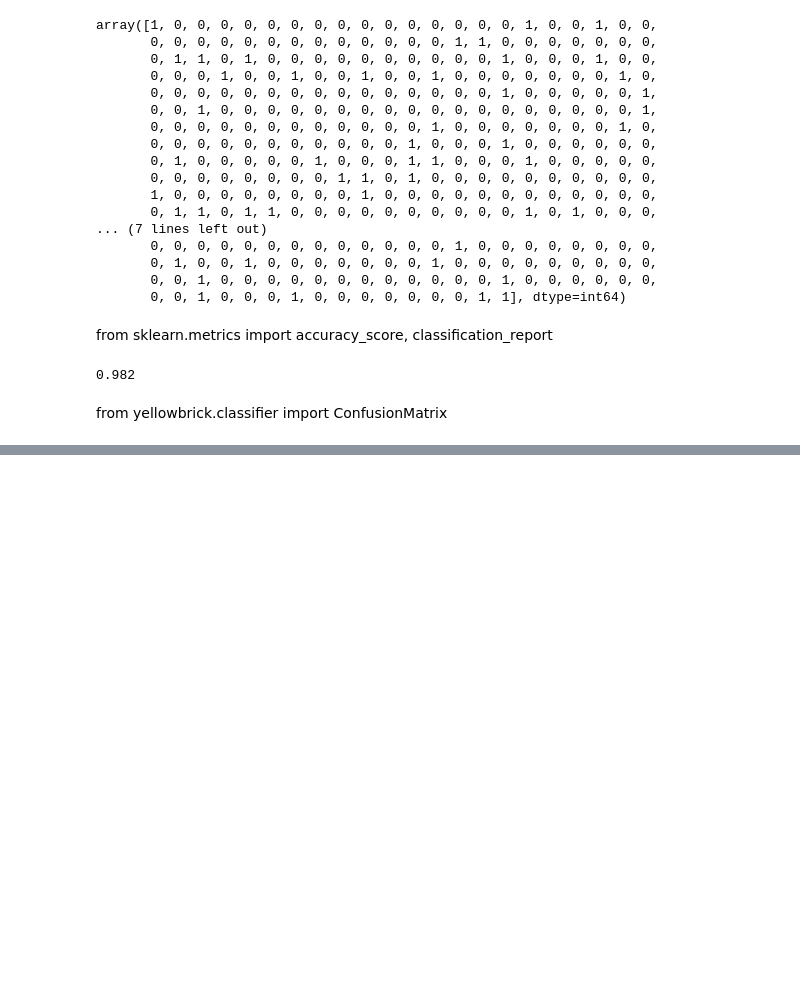
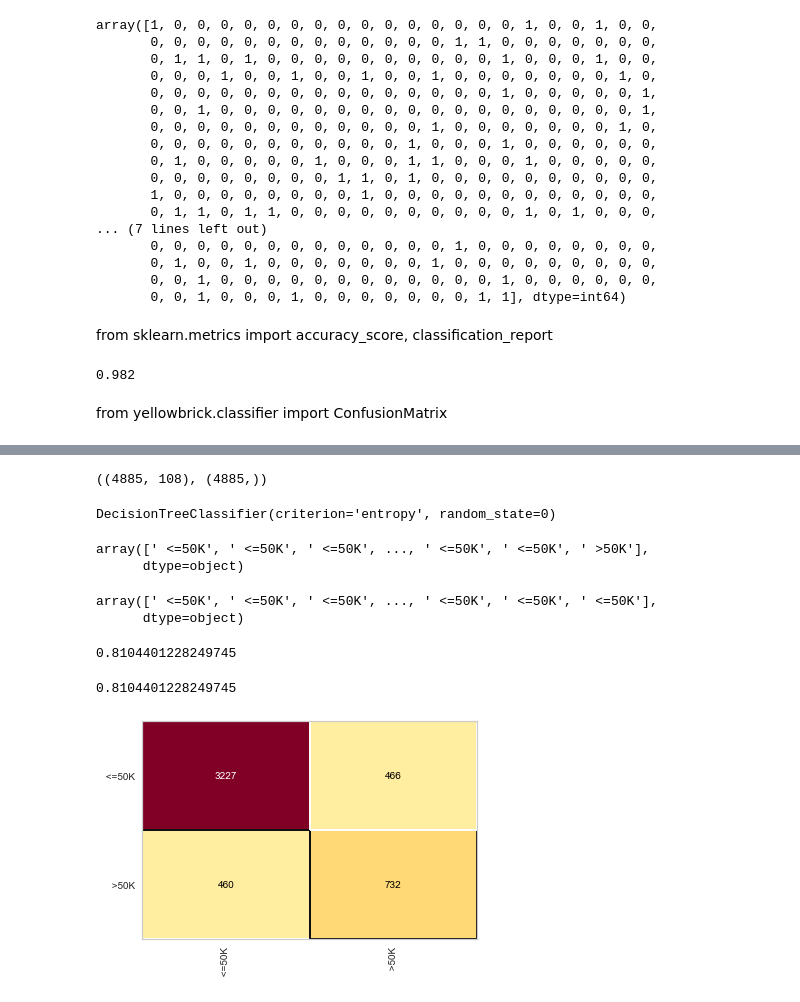
Before and after one commit to rossilucaz/python-machine-learning-data-science, a Jupyter notebook: 1-classificacao/3-arvore-de-deisao/aprendizagem-arvore-de-decisao.ipynb, the cells around one changed output, grey strips where cells are left out. Drawn from its saved outputs; the diff is of its cells as text; code cells hidden in the pictures; blank space fills up the shorter version.

```diff
--- a/1-classificacao/3-arvore-de-deisao/aprendizagem-arvore-de-decisao.ipynb
+++ b/1-classificacao/3-arvore-de-deisao/aprendizagem-arvore-de-decisao.ipynb
@@ -165,0 +188,3 @@ cm.score(x_credit_test, y_credit_test)
+# %%
+with open('census.plk', 'rb') as f:
+    x_census_training, y_census_training, x_census_test, y_census_test = pickle.load(f)
@@ -165,0 +195,31 @@ cm.score(x_credit_test, y_credit_test)
+# %%
+x_census_test.shape, y_census_test.shape
+# %% [output]
+((4885, 108), (4885,))
+# %%
+arvore_census = DecisionTreeClassifier(criterion='entropy' , random_state=0)
+arvore_census.fit(x_census_training, y_census_training)
+# %% [output]
+DecisionTreeClassifier(criterion='entropy', random_state=0)
+# %%
+previsoes = arvore_census.predict(x_census_test)
+previsoes
+# %% [output]
+array([' <=50K', ' <=50K', ' <=50K', ..., ' <=50K', ' <=50K', ' >50K'],
+      dtype=object)
+# %%
+y_census_test
+# %% [output]
+array([' <=50K', ' <=50K', ' <=50K', ..., ' <=50K', ' <=50K', ' <=50K'],
+      dtype=object)
+# %%
+accuracy_score(y_census_test, previsoes)
+# %% [output]
+0.8104401228249745
+# %%
+cm = ConfusionMatrix(arvore_census)
+cm.fit(x_census_training, y_census_training)
+cm.score(x_census_test, y_census_test)
+# %% [output]
+0.8104401228249745
+[figure, added]
```
Also changed, not shown: parts of 10 cells of this notebook, 1 other file.
